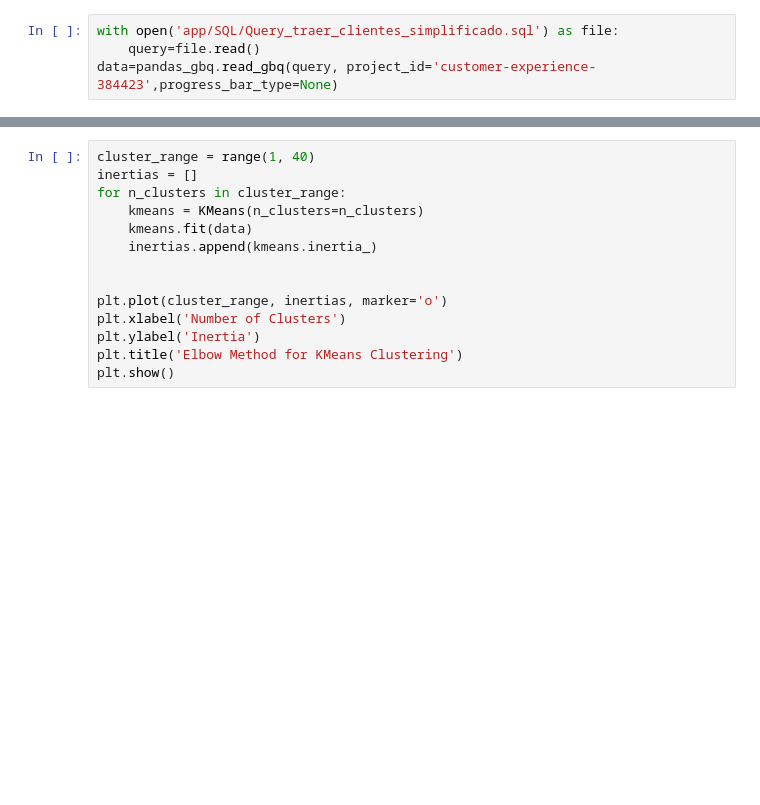
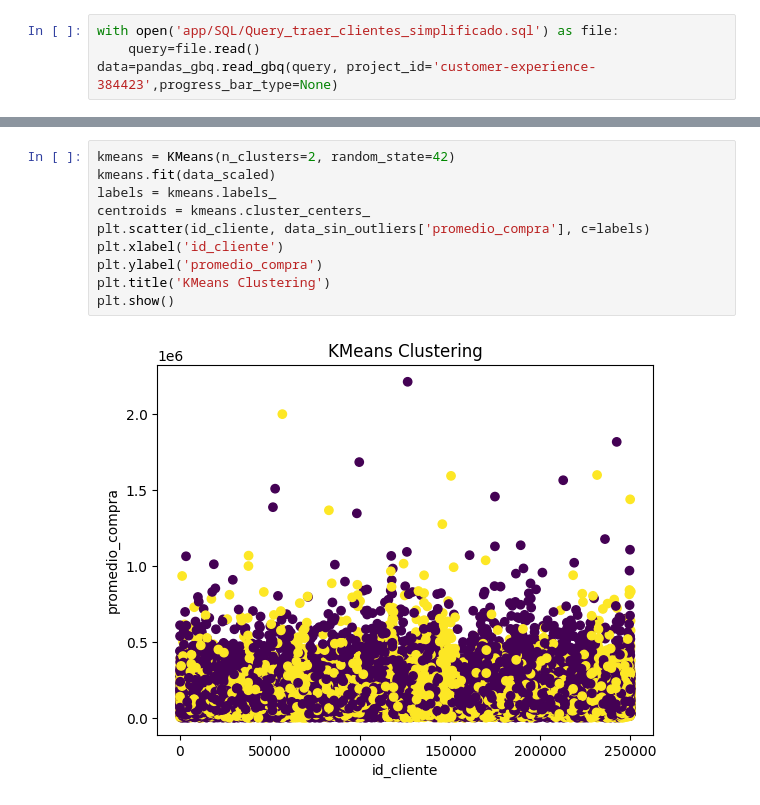
Before and after one commit to jmontoyavallejo/ETL---customer-experience-project, a Jupyter notebook: ml_approach.ipynb, the cells around one changed output, grey strips where cells are left out. Saved outputs shown, nothing was run; the diff lists cells and outputs as text; blank space fills up the shorter version.

```diff
--- a/ml_approach.ipynb
+++ b/ml_approach.ipynb
@@ -98,14 +254,12 @@ plt.show()
-# %%
-cluster_range = range(1, 40)
-inertias = []
-for n_clusters in cluster_range:
-    kmeans = KMeans(n_clusters=n_clusters)
-    kmeans.fit(data)
-    inertias.append(kmeans.inertia_)
-
-
-plt.plot(cluster_range, inertias, marker='o')
-plt.xlabel('Number of Clusters')
-plt.ylabel('Inertia')
-plt.title('Elbow Method for KMeans Clustering')
-plt.show()
+# %%
+kmeans = KMeans(n_clusters=2, random_state=42)
+kmeans.fit(data_scaled)
+labels = kmeans.labels_
+centroids = kmeans.cluster_centers_
+plt.scatter(id_cliente, data_sin_outliers['promedio_compra'], c=labels)
+plt.xlabel('id_cliente')
+plt.ylabel('promedio_compra')
+plt.title('KMeans Clustering')
+plt.show()
+# %% [output]
+[figure, added]
```
Also changed, not shown: parts of 20 cells of this notebook, 2 other files.
